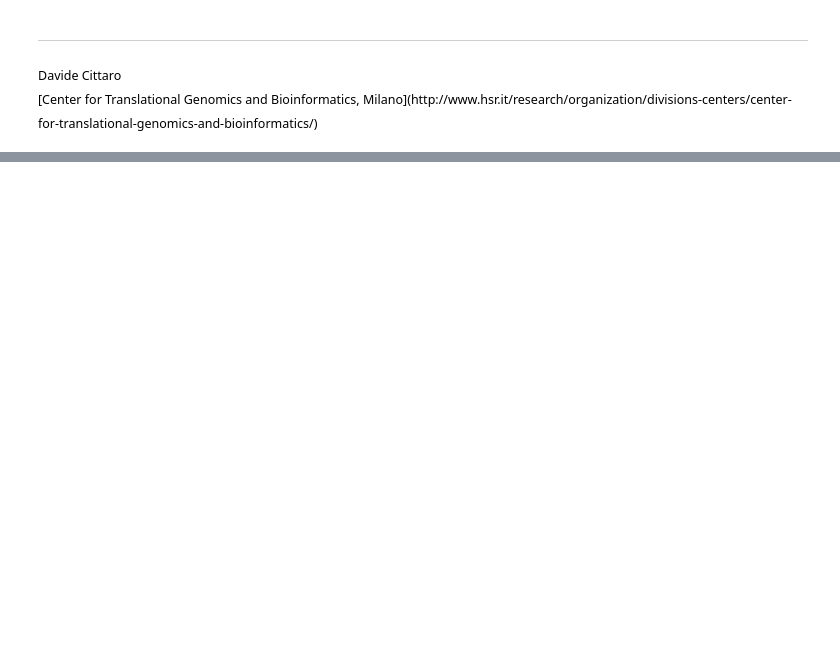
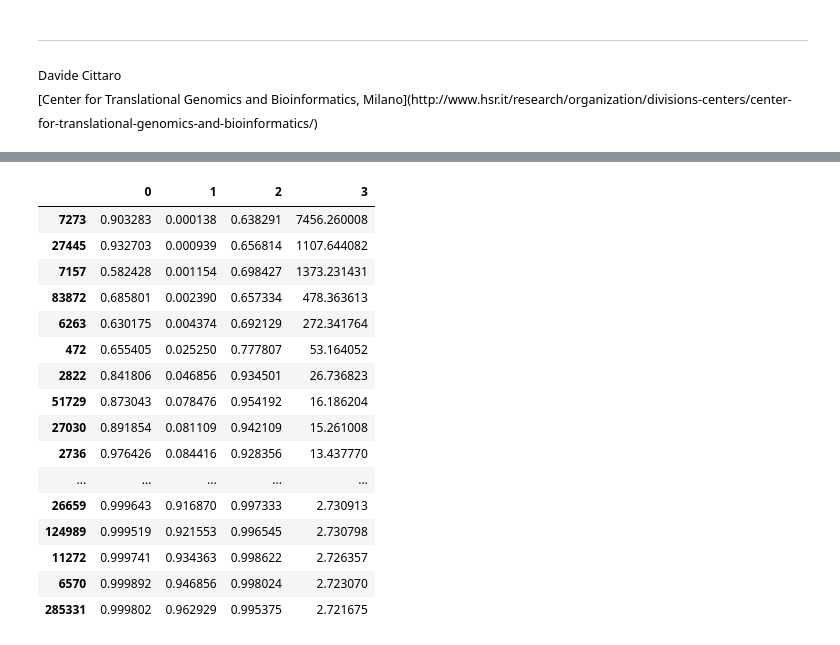
Before and after one commit to dawe/discan, a Jupyter notebook: discan.ipynb, the cells around one changed output, grey strips where cells are left out. Cells and saved outputs as stored; diff of their text form; code cells hidden in the pictures; blank space fills up the shorter version.

```diff
--- a/discan.ipynb
+++ b/discan.ipynb
@@ -236,0 +334,3 @@ Davide Cittaro<br>
+# %%
+subset_ranks = model_ranks.loc[input_genes] #subset data to perform less calculation
+ranked_genes = combine_ranks(subset_ranks, reduce_terms(subset_ranks, hpo_net, input_terms)).sort_values()
@@ -236,0 +341,29 @@ Davide Cittaro<br>
+# %%
+results_basis = model_ranks.loc[input_genes, reduce_terms(subset_ranks, hpo_net, input_terms)]
+# %%
+ee = scipy.stats.entropy(results_basis.values.T) / np.log(results_basis.shape[1])
+te = scipy.stats.entropy(subset_ranks.values.T) / np.log(subset_ranks.shape[1])
+# %%
+ee = pd.Series(ee, index=results_basis.index)
+te = pd.Series(te, index=subset_ranks.index)
+ss = gstd(results_basis.T)
+# %%
+pd.concat([ee, ranked_genes, te, ss], axis=1).sort_values(1)
+# %% [output]
+|  | 0 | 1 | 2 | 3 |
+| 7273 | 0.903283 | 0.000138 | 0.638291 | 7456.260008 |
+| 27445 | 0.932703 | 0.000939 | 0.656814 | 1107.644082 |
+| 7157 | 0.582428 | 0.001154 | 0.698427 | 1373.231431 |
+| 83872 | 0.685801 | 0.002390 | 0.657334 | 478.363613 |
+| 6263 | 0.630175 | 0.004374 | 0.692129 | 272.341764 |
+| 472 | 0.655405 | 0.025250 | 0.777807 | 53.164052 |
+| 2822 | 0.841806 | 0.046856 | 0.934501 | 26.736823 |
+| 51729 | 0.873043 | 0.078476 | 0.954192 | 16.186204 |
+| 27030 | 0.891854 | 0.081109 | 0.942109 | 15.261008 |
+| 2736 | 0.976426 | 0.084416 | 0.928356 | 13.437770 |
+| ... | ... | ... | ... | ... |
+| 26659 | 0.999643 | 0.916870 | 0.997333 | 2.730913 |
+| 124989 | 0.999519 | 0.921553 | 0.996545 | 2.730798 |
+| 11272 | 0.999741 | 0.934363 | 0.998622 | 2.726357 |
+| 6570 | 0.999892 | 0.946856 | 0.998024 | 2.723070 |
+| 285331 | 0.999802 | 0.962929 | 0.995375 | 2.721675 |
```
Also changed, not shown: parts of 36 cells of this notebook, 28 other files.
